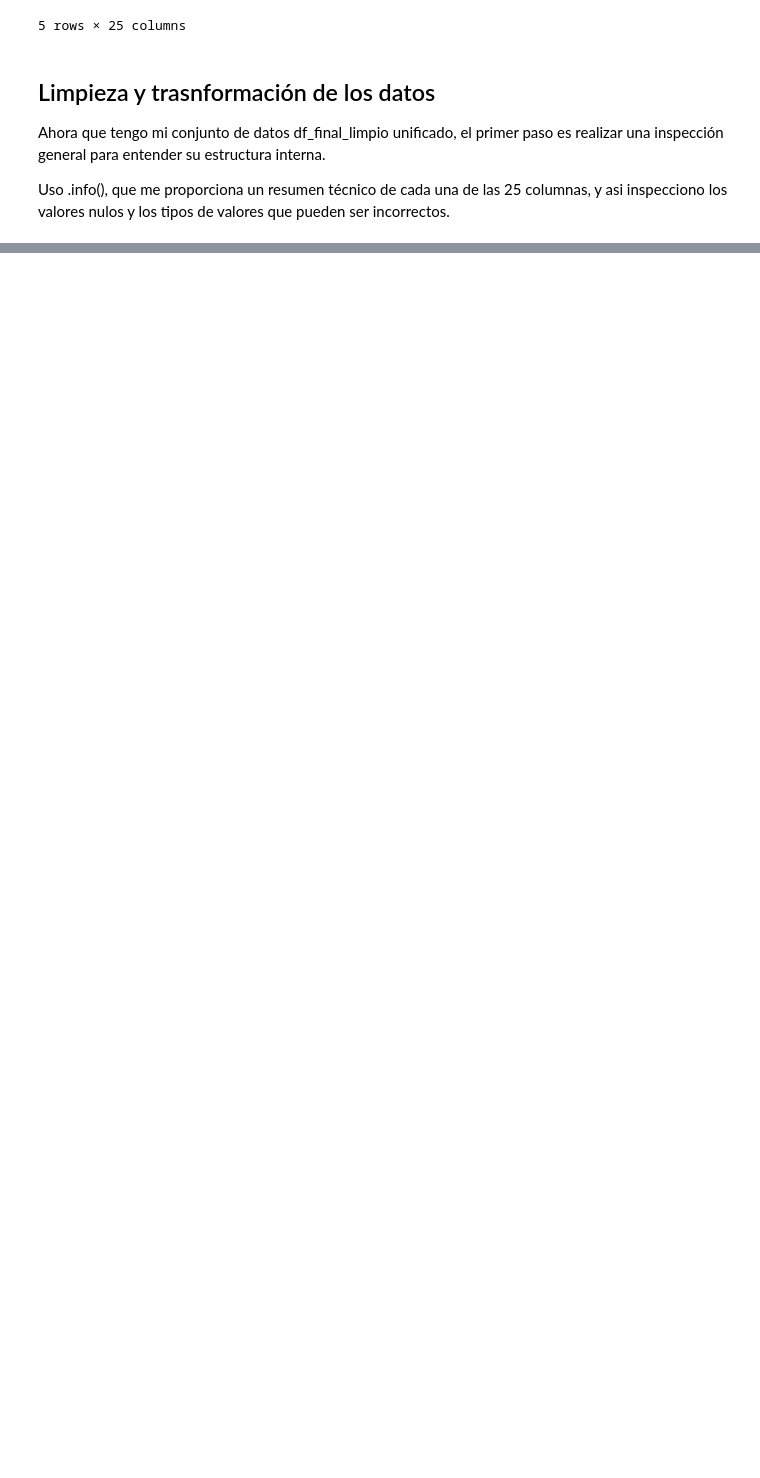
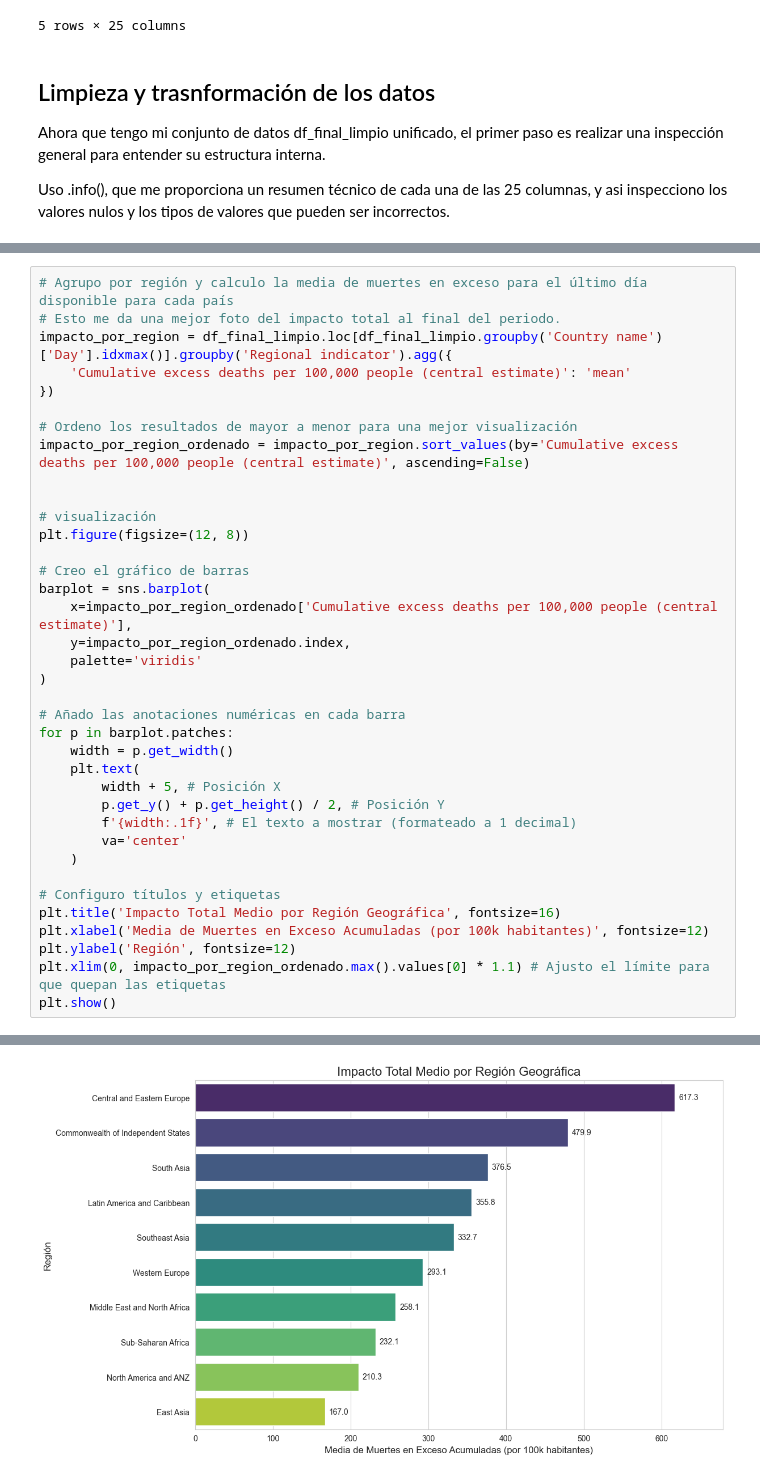
Before and after one commit to AnaGutier/Proyecto_final_Power, a Jupyter notebook: Program_EDA.ipynb, the cells around one changed output, grey strips where cells are left out. Drawn from its saved outputs; the diff is of its cells as text; blank space fills up the shorter version.

```diff
--- a/Program_EDA.ipynb
+++ b/Program_EDA.ipynb
@@ -171,0 +421,38 @@ memory usage: 56.4+ MB
+# %%
+# Agrupo por región y calculo la media de muertes en exceso para el último día disponible para cada país
+# Esto me da una mejor foto del impacto total al final del periodo.
+impacto_por_region = df_final_limpio.loc[df_final_limpio.groupby('Country name')['Day'].idxmax()].groupby('Regional indicator').agg({
+    'Cumulative excess deaths per 100,000 people (central estimate)': 'mean'
+})
+
+# Ordeno los resultados de mayor a menor para una mejor visualización
+impacto_por_region_ordenado = impacto_por_region.sort_values(by='Cumulative excess deaths per 100,000 people (central estimate)', ascending=False)
+
+
+# visualización
+plt.figure(figsize=(12, 8))
+
+# Creo el gráfico de barras
+barplot = sns.barplot(
+    x=impacto_por_region_ordenado['Cumulative excess deaths per 100,000 people (central estimate)'],
+    y=impacto_por_region_ordenado.index,
+    palette='viridis'
+)
+
+# Añado las anotaciones numéricas en cada barra
+for p in barplot.patches:
+    width = p.get_width()
+    plt.text(
+        width + 5, # Posición X
+        p.get_y() + p.get_height() / 2, # Posición Y
+        f'{width:.1f}', # El texto a mostrar (formateado a 1 decimal)
+        va='center'
+    )
+
+# Configuro títulos y etiquetas
+plt.title('Impacto Total Medio por Región Geográfica', fontsize=16)
+plt.xlabel('Media de Muertes en Exceso Acumuladas (por 100k habitantes)', fontsize=12)
+plt.ylabel('Región', fontsize=12)
+plt.xlim(0, impacto_por_region_ordenado.max().values[0] * 1.1) # Ajusto el límite para que quepan las etiquetas
+plt.show()
+# %% [output]
@@ -171,0 +462 @@ memory usage: 56.4+ MB
+[figure, added]
```
Also changed, not shown: parts of 36 cells of this notebook, 1 other file.
